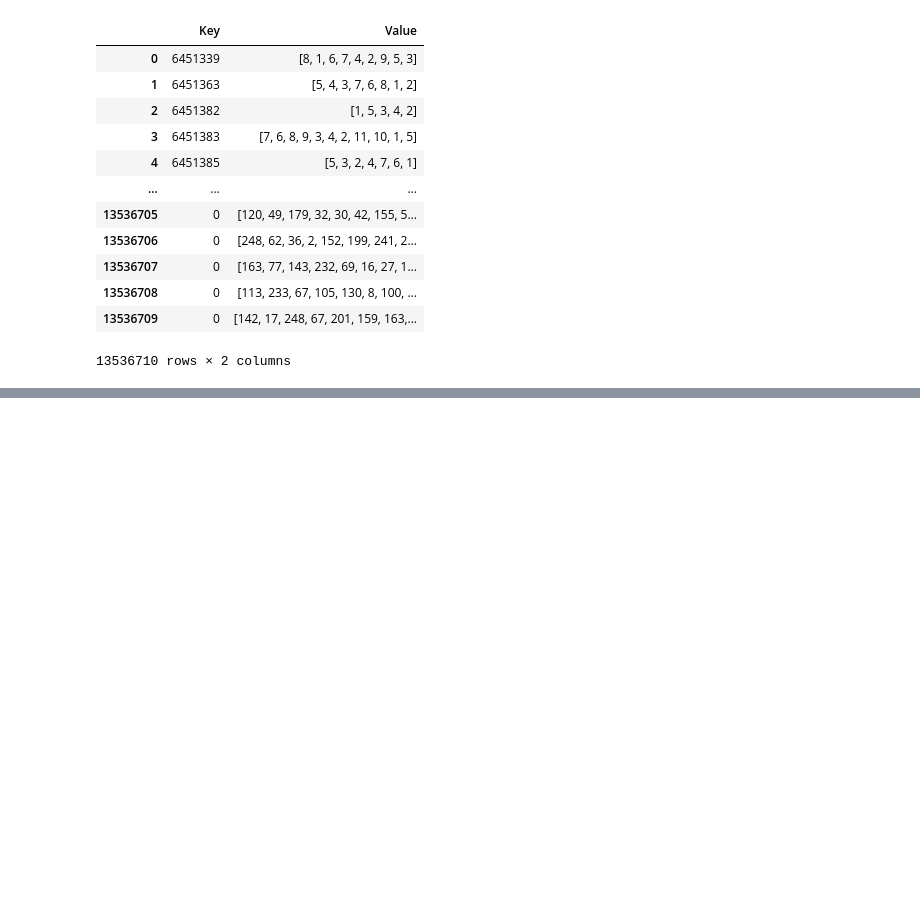
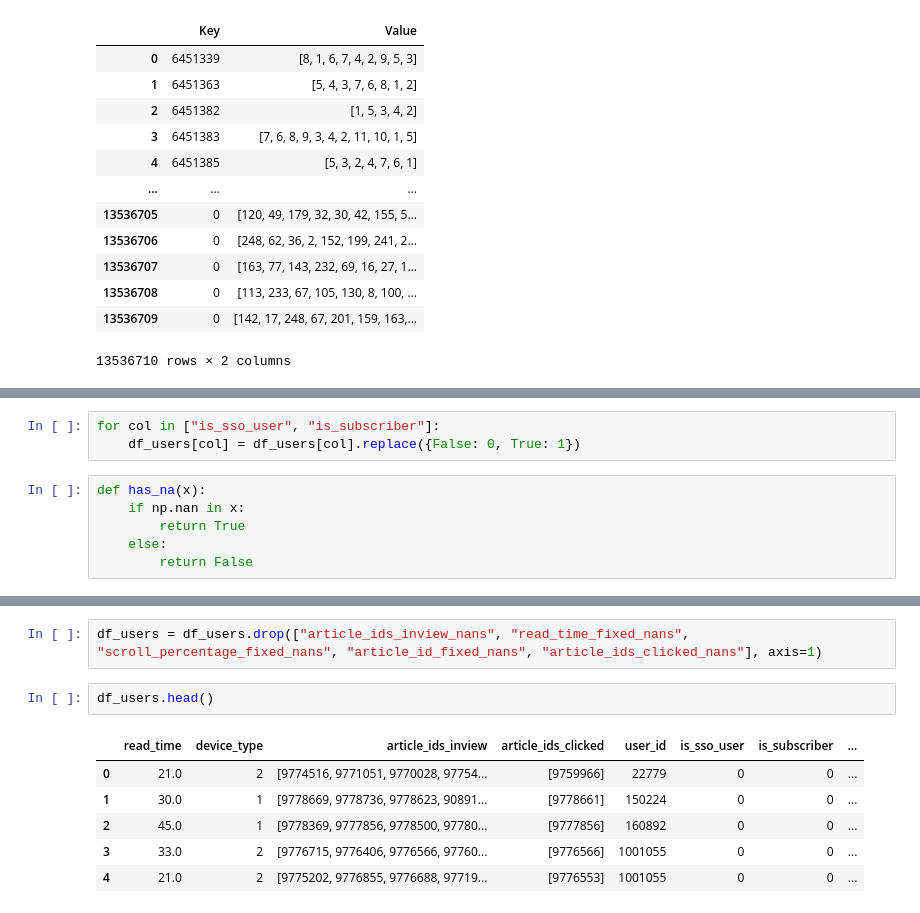
Before and after one commit to akisgazepidis/Recommendation_System_RecSys_Challenge_2024, a Jupyter notebook: RS_Collaborative_Filtering.ipynb, the cells around one changed output, grey strips where cells are left out. Cells and saved outputs as stored; diff of their text form; blank space fills up the shorter version.

```diff
--- a/RS_Collaborative_Filtering.ipynb
+++ b/RS_Collaborative_Filtering.ipynb
@@ -146,0 +258,9 @@ df_embeddings
+# %%
+for col in ["is_sso_user", "is_subscriber"]:
+    df_users[col] = df_users[col].replace({False: 0, True: 1})
+# %%
+def has_na(x):
+    if np.nan in x:
+        return True
+    else:
+        return False
@@ -146,0 +279,11 @@ df_embeddings
+# %%
+df_users = df_users.drop(["article_ids_inview_nans", "read_time_fixed_nans", "scroll_percentage_fixed_nans", "article_id_fixed_nans", "article_ids_clicked_nans"], axis=1)
+# %%
+df_users.head()
+# %% [output]
+|  | read_time | device_type | article_ids_inview | article_ids_clicked | user_id | is_sso_user | is_subscriber | ... |
+| 0 | 21.0 | 2 | [9774516, 9771051, 9770028, 97754... | [9759966] | 22779 | 0 | 0 | ... |
+| 1 | 30.0 | 1 | [9778669, 9778736, 9778623, 90891... | [9778661] | 150224 | 0 | 0 | ... |
+| 2 | 45.0 | 1 | [9778369, 9777856, 9778500, 97780... | [9777856] | 160892 | 0 | 0 | ... |
+| 3 | 33.0 | 2 | [9776715, 9776406, 9776566, 97760... | [9776566] | 1001055 | 0 | 0 | ... |
+| 4 | 21.0 | 2 | [9775202, 9776855, 9776688, 97719... | [9776553] | 1001055 | 0 | 0 | ... |
```
Also changed, not shown: parts of 25 cells of this notebook.
